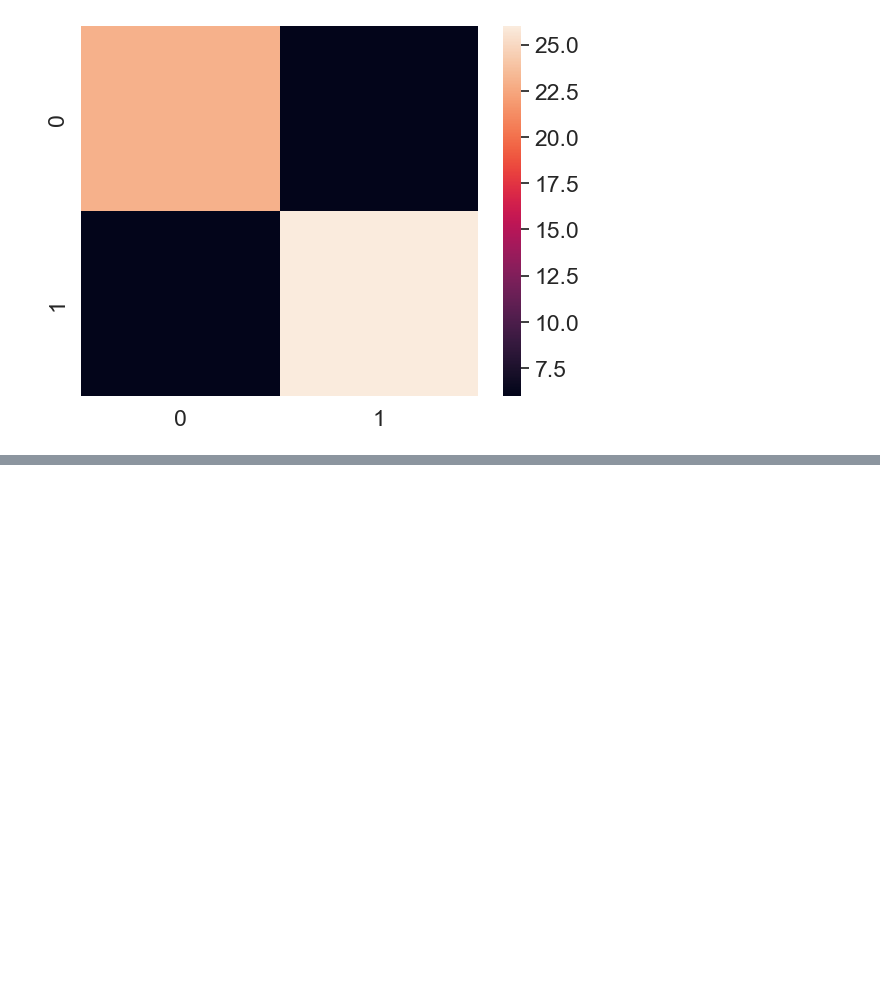
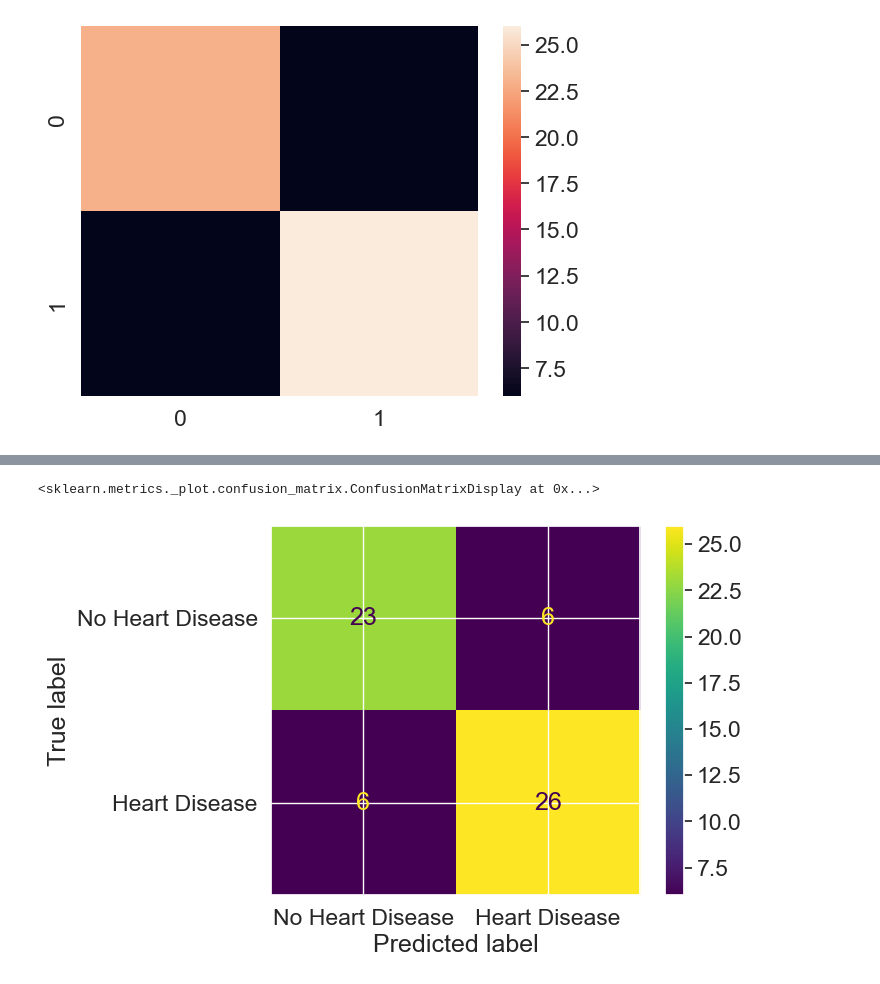
Before and after one commit to pcsmomo/data-science-ml-andrei, a Jupyter notebook: 09-scikit-learn/04-2-1-eval-classification.ipynb, the cells around one changed output, grey strips where cells are left out. Cells and saved outputs as stored; diff of their text form; code cells hidden in the pictures; blank space fills up the shorter version.

```diff
--- a/09-scikit-learn/04-2-1-eval-classification.ipynb
+++ b/09-scikit-learn/04-2-1-eval-classification.ipynb
@@ -223,0 +239,8 @@ sns.heatmap(conf_mat);
+# %%
+# Plot confusion matrix with predictions
+# ConfusionMatrixDisplay.from_predictions(y_test, y_preds)
+# ConfusionMatrixDisplay.from_predictions(y_true=y_test, y_pred=y_preds, display_labels=["No Heart Disease", "Heart Disease"])
+ConfusionMatrixDisplay.from_predictions(y_test, y_preds, display_labels=["No Heart Disease", "Heart Disease"])
+# %% [output]
+<sklearn.metrics._plot.confusion_matrix.ConfusionMatrixDisplay at 0x...>
+[figure, added]
```
Also changed, not shown: parts of 4 cells of this notebook.
